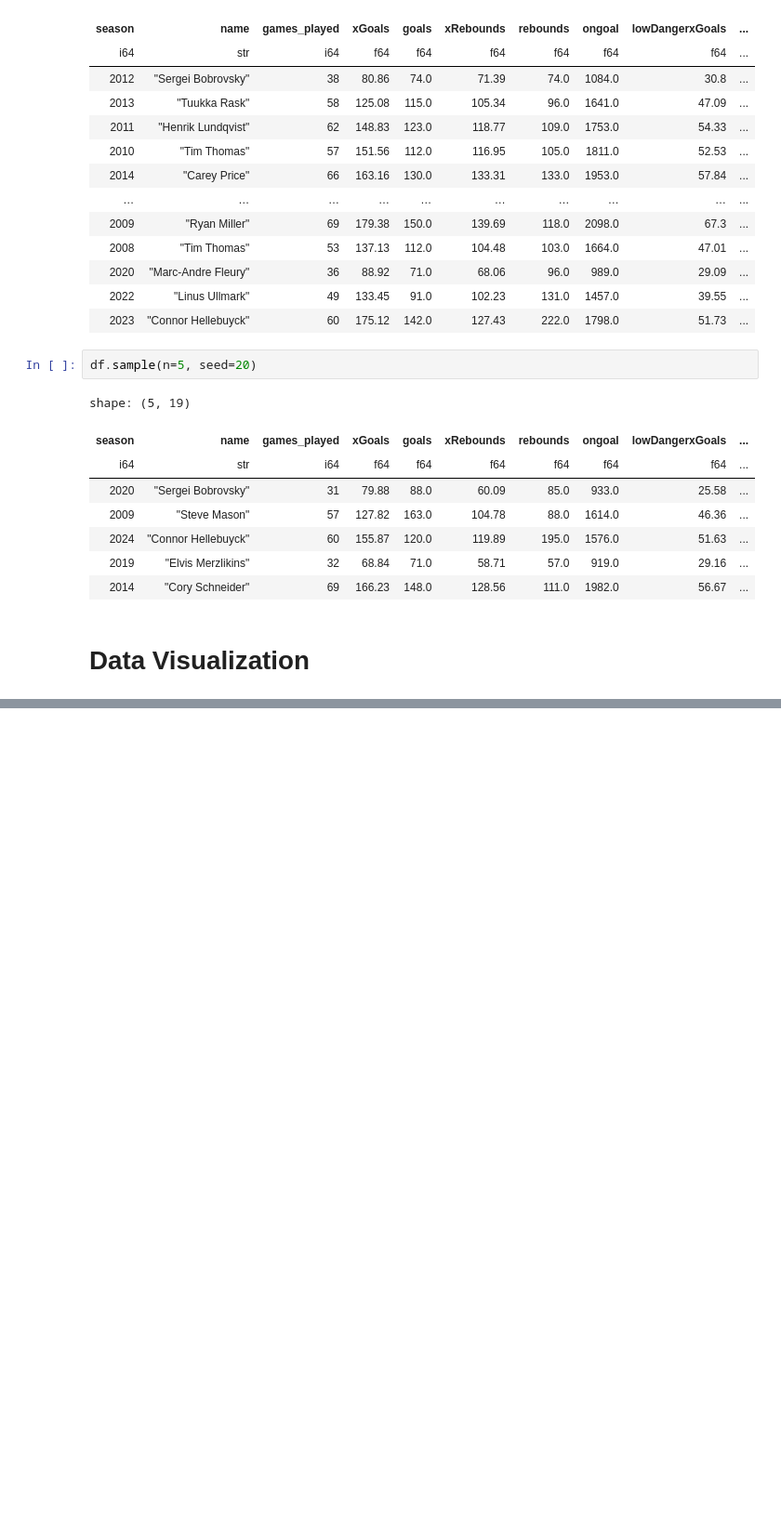
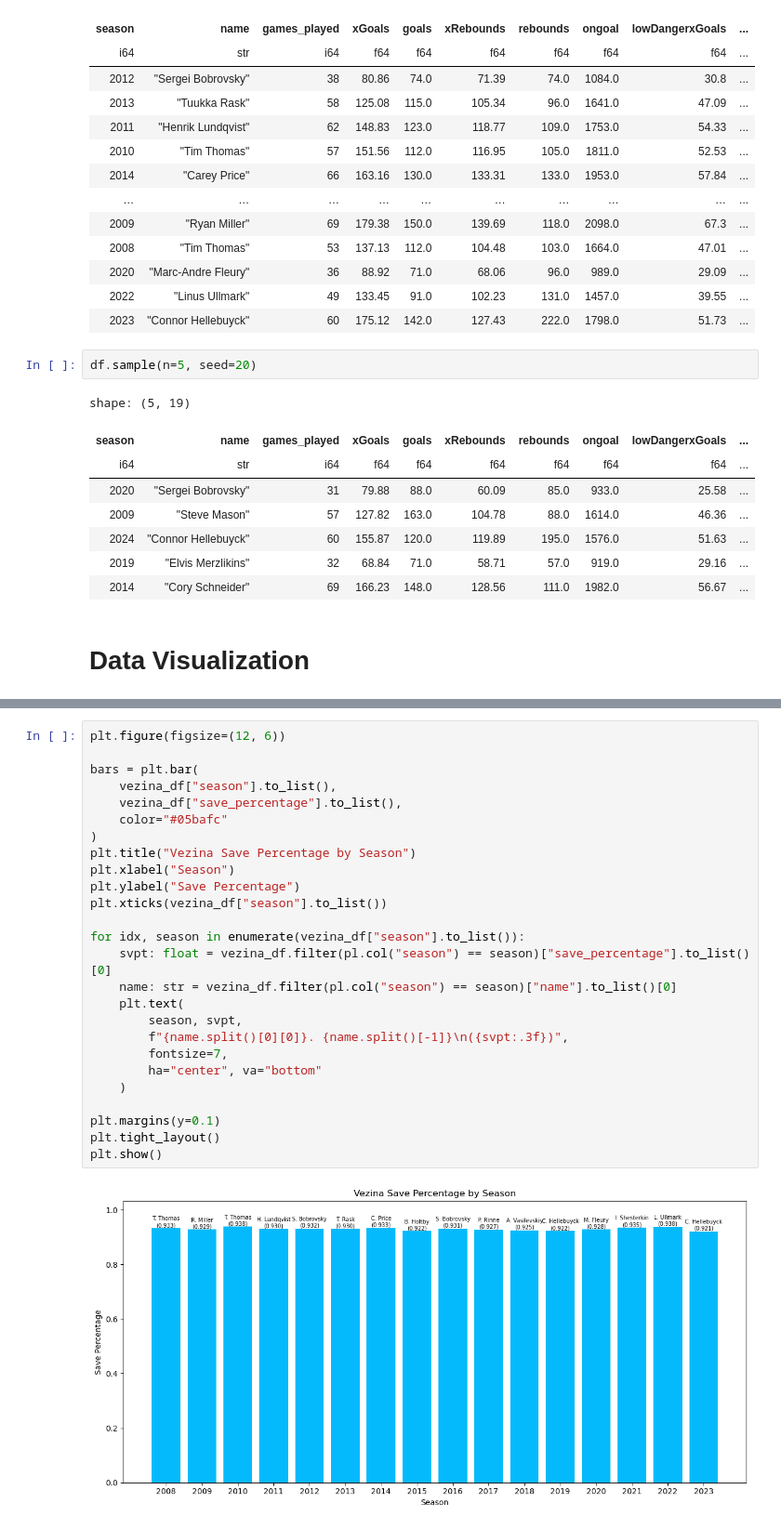
Before and after one commit to 20mattk/NHL-Vezina-Prediction, a Jupyter notebook: Vezina Prediction.ipynb, the cells around one changed output, grey strips where cells are left out. Shown at 93% size. Cells and saved outputs as stored; diff of their text form; blank space fills up the shorter version.

```diff
--- a/Vezina Prediction.ipynb
+++ b/Vezina Prediction.ipynb
@@ -164,0 +195,28 @@ shape: (5, 19)
+# %%
+plt.figure(figsize=(12, 6))
+
+bars = plt.bar(
+    vezina_df["season"].to_list(),
+    vezina_df["save_percentage"].to_list(),
+    color="#05bafc"
+)
+plt.title("Vezina Save Percentage by Season")
+plt.xlabel("Season")
+plt.ylabel("Save Percentage")
+plt.xticks(vezina_df["season"].to_list())
+
+for idx, season in enumerate(vezina_df["season"].to_list()):
+    svpt: float = vezina_df.filter(pl.col("season") == season)["save_percentage"].to_list()[0]
+    name: str = vezina_df.filter(pl.col("season") == season)["name"].to_list()[0]
+    plt.text(
+        season, svpt,
+        f"{name.split()[0][0]}. {name.split()[-1]}\n({svpt:.3f})",
+        fontsize=7,
+        ha="center", va="bottom"
+    )
+
+plt.margins(y=0.1)
+plt.tight_layout()
+plt.show()
+# %% [output]
+[figure, added]
```
Also changed, not shown: parts of 6 cells of this notebook.
